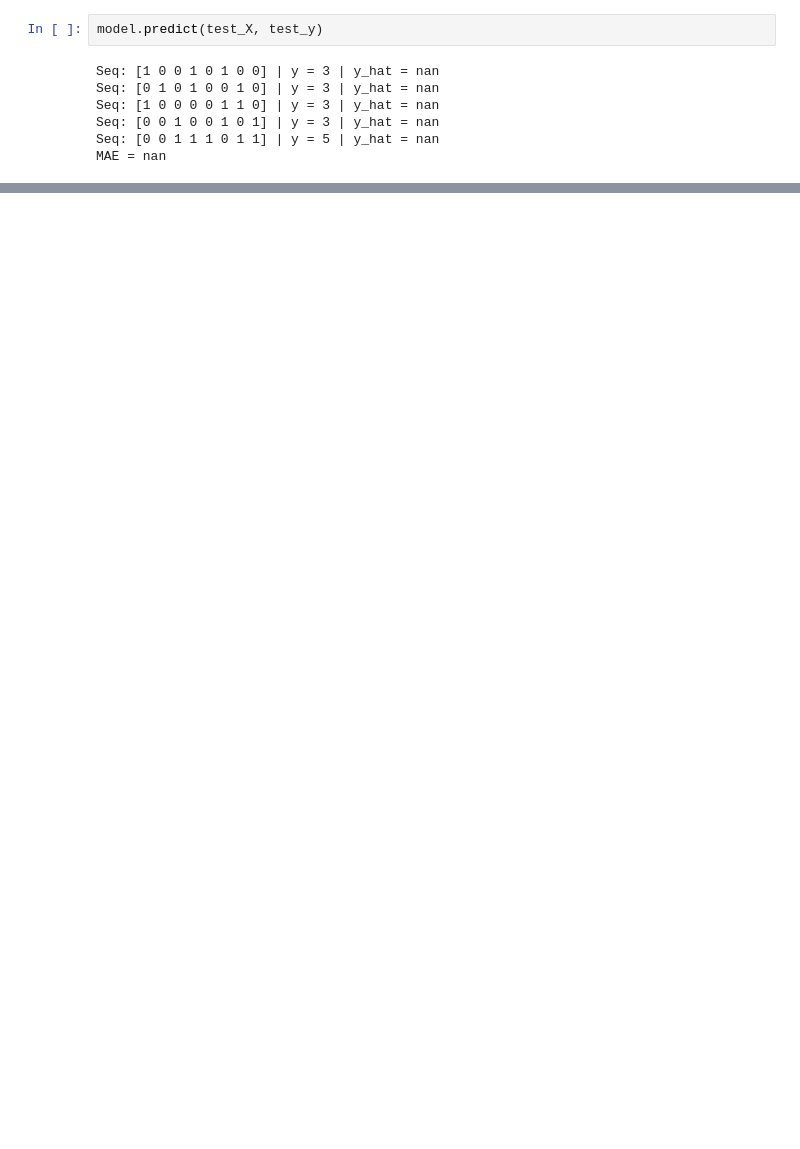
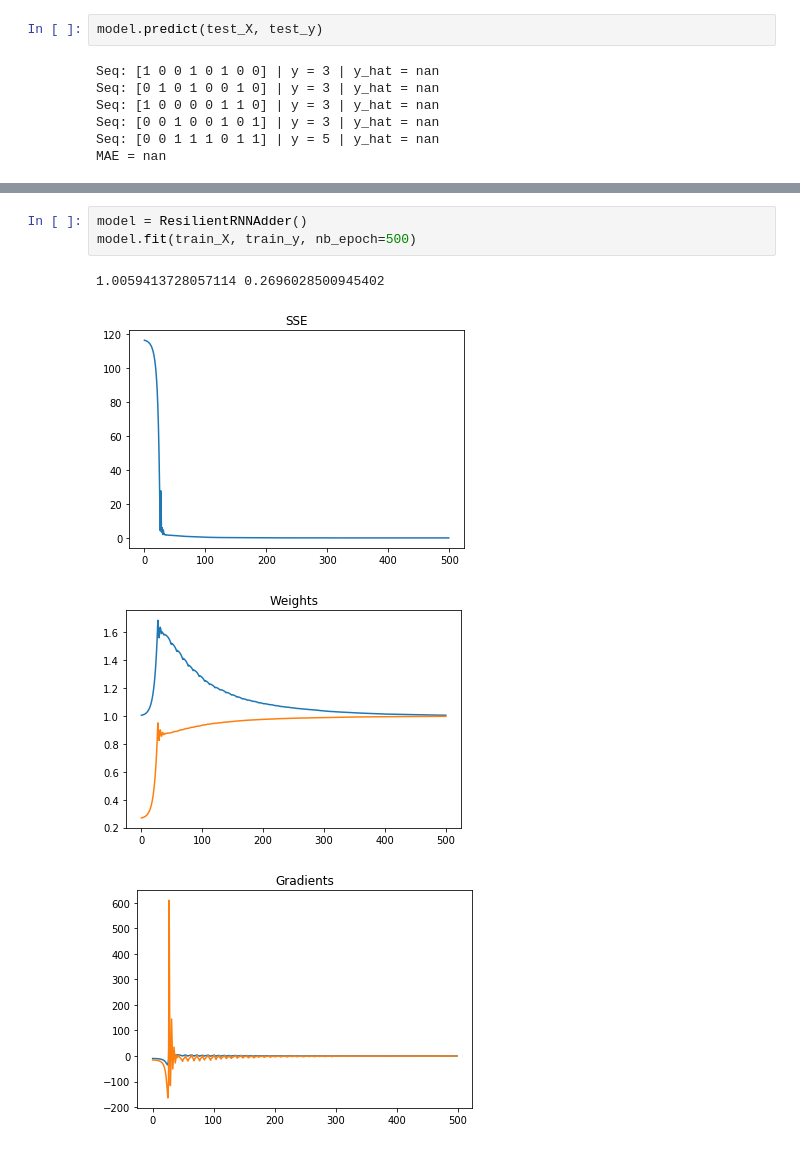
Before and after one commit to Maxtoq/Adder-with-RNN, a Jupyter notebook: Adder with Recurrent Neural Network.ipynb, the cells around one changed output, grey strips where cells are left out. Cells and saved outputs as stored; diff of their text form; blank space fills up the shorter version.

Commit message:
finish resilient

```diff
--- a/Adder with Recurrent Neural Network.ipynb
+++ b/Adder with Recurrent Neural Network.ipynb
@@ -147,0 +236,8 @@ MAE = nan
+# %%
+model = ResilientRNNAdder()
+model.fit(train_X, train_y, nb_epoch=500)
+# %% [output]
+1.0059413728057114 0.2696028500945402
+[figure, added]
+[figure, added]
+[figure, added]
```
Also changed, not shown: parts of 8 cells of this notebook.
